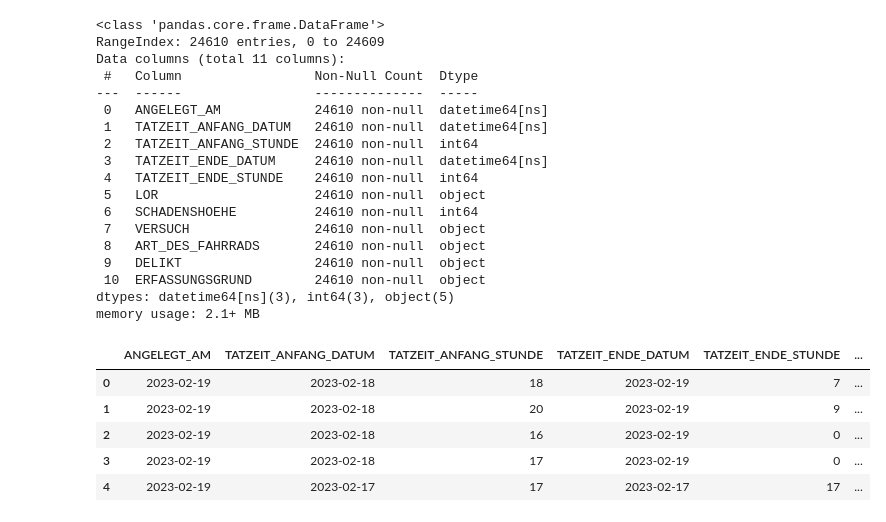
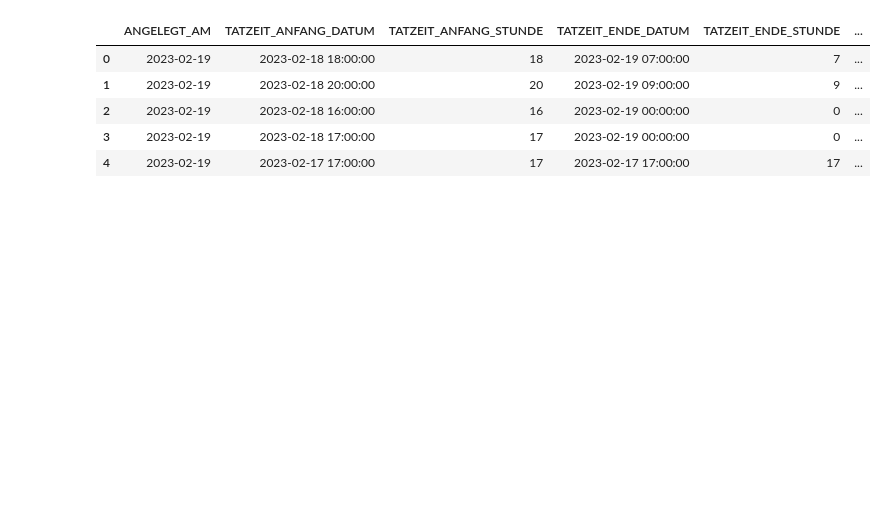
Before and after one commit to adrian-baumann/application_challenge, a Jupyter notebook: exploration.ipynb, the cells around one changed output. Drawn from its saved outputs; the diff is of its cells as text; code cells hidden in the pictures; blank space fills up the shorter version.

```diff
--- a/exploration.ipynb
+++ b/exploration.ipynb
@@ -4,10 +4,13 @@ import matplotlib.pyplot as plt
 import seaborn as sns
 from pathlib import Path
 
+sns.set(style="darkgrid", font_scale=0.8)
+sns.set(rc={"figure.figsize": (16, 5)})
 pd.options.display.max_rows = None
+pd.options.display.max_colwidth = None
 
 path = Path().parent.absolute()
-bike_path =  path / "Fahrraddiebstahl.csv"
+bike_path = path / "Fahrraddiebstahl.csv"
 lor_path = path / "lor_ortsteile.csv"
 # %%
 bike_dtypes = {
@@ -39,34 +50,25 @@ with open(lor_path, "rb") as file:
 # %%
+# Aufbereitung von timevalues
 bike_data["ANGELEGT_AM"] = pd.to_datetime(bike_data["ANGELEGT_AM"], dayfirst=True)
-bike_data["TATZEIT_ANFANG_DATUM"] = pd.to_datetime(bike_data["TATZEIT_ANFANG_DATUM"], dayfirst=True)
-bike_data["TATZEIT_ENDE_DATUM"] = pd.to_datetime(bike_data["TATZEIT_ENDE_DATUM"], dayfirst=True)
+bike_data["TATZEIT_ANFANG_DATUM"] = pd.to_datetime(
+    bike_data["TATZEIT_ANFANG_DATUM"], dayfirst=True
+) + pd.to_timedelta(bike_data.TATZEIT_ANFANG_STUNDE, unit="h")
+bike_data["TATZEIT_ENDE_DATUM"] = pd.to_datetime(
+    bike_data["TATZEIT_ENDE_DATUM"], dayfirst=True
+) + pd.to_timedelta(bike_data.TATZEIT_ENDE_STUNDE, unit="h")
+bike_data["TATDAUER_STUNDEN"] = (
+    bike_data.TATZEIT_ENDE_DATUM - bike_data.TATZEIT_ANFANG_DATUM
+).astype("timedelta64[h]")
 
+# Vorbereitung eines keys zum Join mit Bezirksübersichtstabelle
+bike_data["BEZ"] = bike_data["LOR"].str[0:2] + bike_data["LOR"].str[4:6]
 lor_data = lor_data.rename(columns={"spatial_name": "BEZ"})
 # %%
-bike_data.info()
 bike_data.head()
 # %% [output]
-<class 'pandas.core.frame.DataFrame'>
-RangeIndex: 24610 entries, 0 to 24609
-Data columns (total 11 columns):
- #   Column                 Non-Null Count  Dtype
----  ------                 --------------  -----
- 0   ANGELEGT_AM            24610 non-null  datetime64[ns]
- 1   TATZEIT_ANFANG_DATUM   24610 non-null  datetime64[ns]
- 2   TATZEIT_ANFANG_STUNDE  24610 non-null  int64
- 3   TATZEIT_ENDE_DATUM     24610 non-null  datetime64[ns]
- 4   TATZEIT_ENDE_STUNDE    24610 non-null  int64
- 5   LOR                    24610 non-null  object
- 6   SCHADENSHOEHE          24610 non-null  int64
- 7   VERSUCH                24610 non-null  object
- 8   ART_DES_FAHRRADS       24610 non-null  object
- 9   DELIKT                 24610 non-null  object
- 10  ERFASSUNGSGRUND        24610 non-null  object
-dtypes: datetime64[ns](3), int64(3), object(5)
-memory usage: 2.1+ MB
 |  | ANGELEGT_AM | TATZEIT_ANFANG_DATUM | TATZEIT_ANFANG_STUNDE | TATZEIT_ENDE_DATUM | TATZEIT_ENDE_STUNDE | ... |
-| 0 | 2023-02-19 | 2023-02-18 | 18 | 2023-02-19 | 7 | ... |
-| 1 | 2023-02-19 | 2023-02-18 | 20 | 2023-02-19 | 9 | ... |
-| 2 | 2023-02-19 | 2023-02-18 | 16 | 2023-02-19 | 0 | ... |
-| 3 | 2023-02-19 | 2023-02-18 | 17 | 2023-02-19 | 0 | ... |
-| 4 | 2023-02-19 | 2023-02-17 | 17 | 2023-02-17 | 17 | ... |
+| 0 | 2023-02-19 | 2023-02-18 18:00:00 | 18 | 2023-02-19 07:00:00 | 7 | ... |
+| 1 | 2023-02-19 | 2023-02-18 20:00:00 | 20 | 2023-02-19 09:00:00 | 9 | ... |
+| 2 | 2023-02-19 | 2023-02-18 16:00:00 | 16 | 2023-02-19 00:00:00 | 0 | ... |
+| 3 | 2023-02-19 | 2023-02-18 17:00:00 | 17 | 2023-02-19 00:00:00 | 0 | ... |
+| 4 | 2023-02-19 | 2023-02-17 17:00:00 | 17 | 2023-02-17 17:00:00 | 17 | ... |
```
Also changed, not shown: parts of 22 cells of this notebook.
